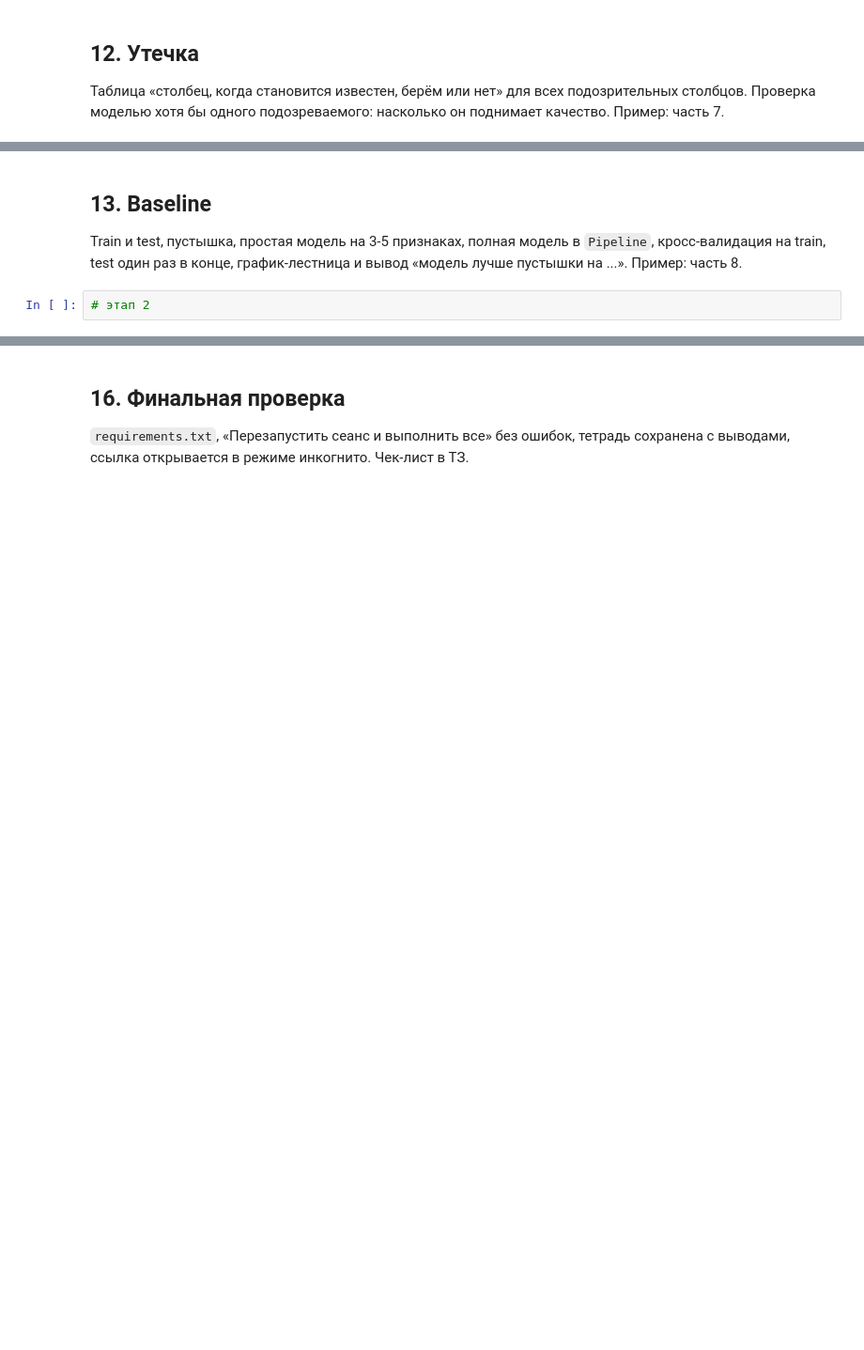
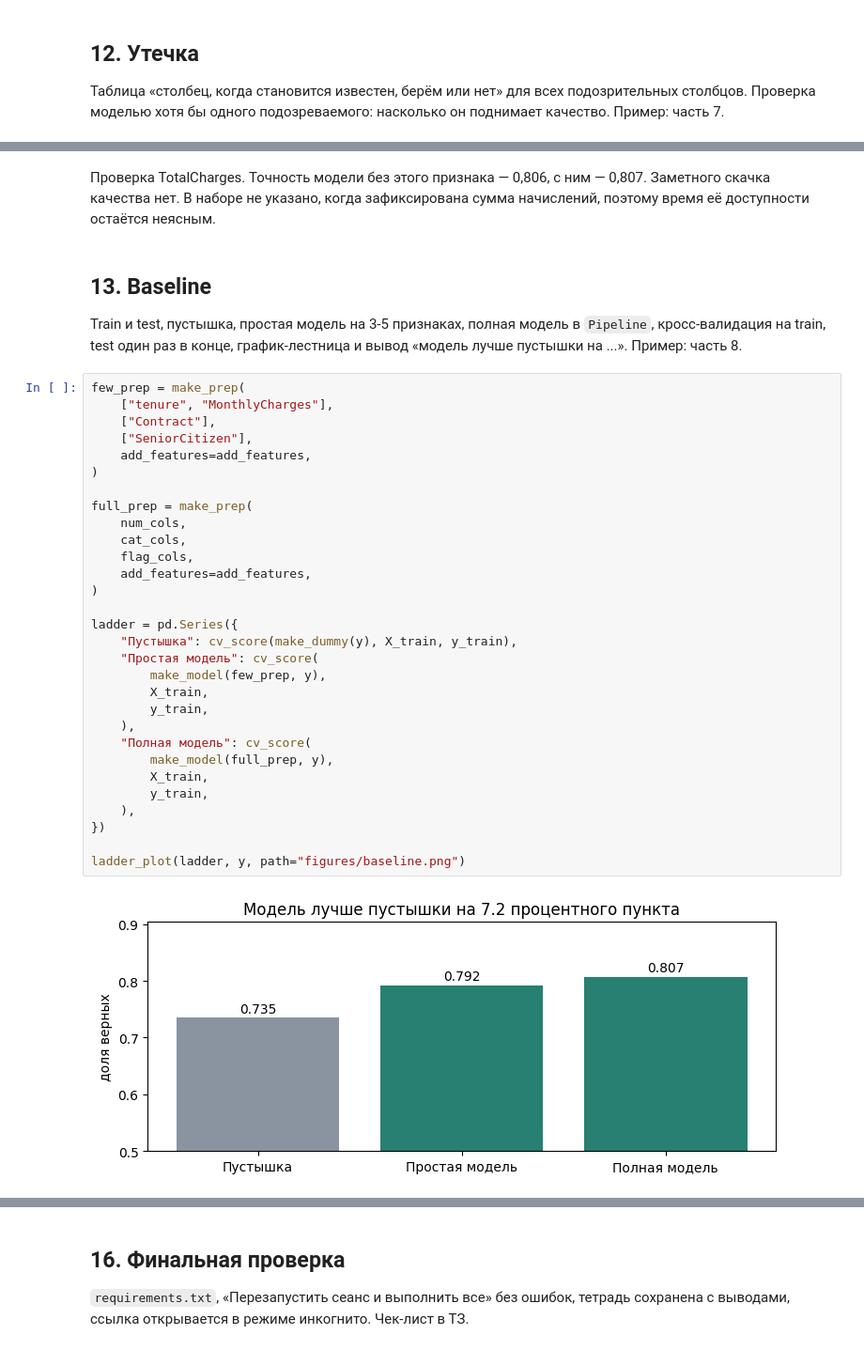
Before and after one commit to tuyakovabz82-droid/telco-churn-analysis, a Jupyter notebook: project.ipynb, the cells around one changed output, grey strips where cells are left out. Shown at 94% size. Saved outputs shown, nothing was run; the diff lists cells and outputs as text; blank space fills up the shorter version.

```diff
--- a/project.ipynb
+++ b/project.ipynb
@@ -755,6 +1008,38 @@ README на этапе 1 можно сделать черновым: назва
+# %% [markdown]
+Проверка TotalCharges. Точность модели без этого признака — 0,806, с ним — 0,807. Заметного скачка качества нет. В наборе не указано, когда зафиксирована сумма начислений, поэтому время её доступности остаётся неясным.
 # %% [markdown]
 ## 13. Baseline
 
 Train и test, пустышка, простая модель на 3-5 признаках, полная модель в `Pipeline`, кросс-валидация на train, test один раз в конце, график-лестница и вывод «модель лучше пустышки на ...». Пример: часть 8.
 # %%
-# этап 2
+few_prep = make_prep(
+    ["tenure", "MonthlyCharges"],
+    ["Contract"],
+    ["SeniorCitizen"],
+    add_features=add_features,
+)
+
+full_prep = make_prep(
+    num_cols,
+    cat_cols,
+    flag_cols,
+    add_features=add_features,
+)
+
+ladder = pd.Series({
+    "Пустышка": cv_score(make_dummy(y), X_train, y_train),
+    "Простая модель": cv_score(
+        make_model(few_prep, y),
+        X_train,
+        y_train,
+    ),
+    "Полная модель": cv_score(
+        make_model(full_prep, y),
+        X_train,
+        y_train,
+    ),
+})
+
+ladder_plot(ladder, y, path="figures/baseline.png")
+# %% [output]
+[figure, added]
```
Also changed, not shown: parts of 14 cells of this notebook, 2 other files.
